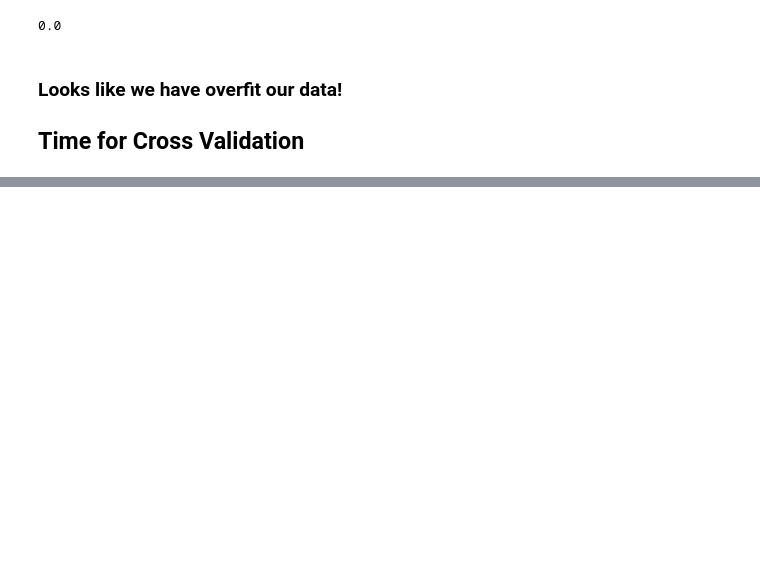
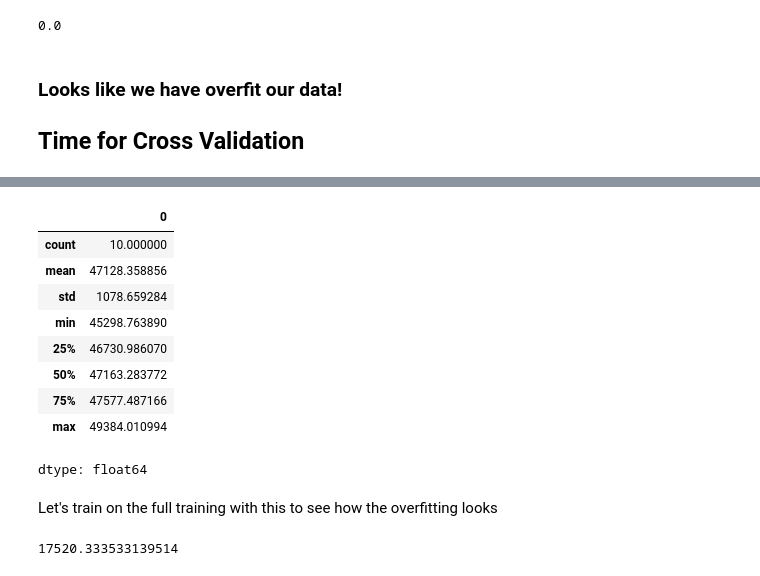
Before and after one commit to chabazite/HOML_practice, a Jupyter notebook: 02_housing_prices.ipynb, the cells around one changed output, grey strips where cells are left out. Cells and saved outputs as stored; diff of their text form; code cells hidden in the pictures; blank space fills up the shorter version.

```diff
--- a/02_housing_prices.ipynb
+++ b/02_housing_prices.ipynb
@@ -746,0 +773,22 @@ tree_rmse
+# %%
+pd.Series(forest_rmses).describe()
+# %% [output]
+|  | 0 |
+| count | 10.000000 |
+| mean | 47128.358856 |
+| std | 1078.659284 |
+| min | 45298.763890 |
+| 25% | 46730.986070 |
+| 50% | 47163.283772 |
+| 75% | 47577.487166 |
+| max | 49384.010994 |
+dtype: float64
+# %% [markdown]
+Let's train on the full training with this to see how the overfitting looks
+# %%
+forest_reg.fit(housing, housing_labels)
+housing_predictions = forest_reg.predict(housing)
+forest_rmse = root_mean_squared_error(housing_labels, housing_predictions)
+forest_rmse
+# %% [output]
+17520.333533139514
```
Also changed, not shown: parts of 50 cells of this notebook.
